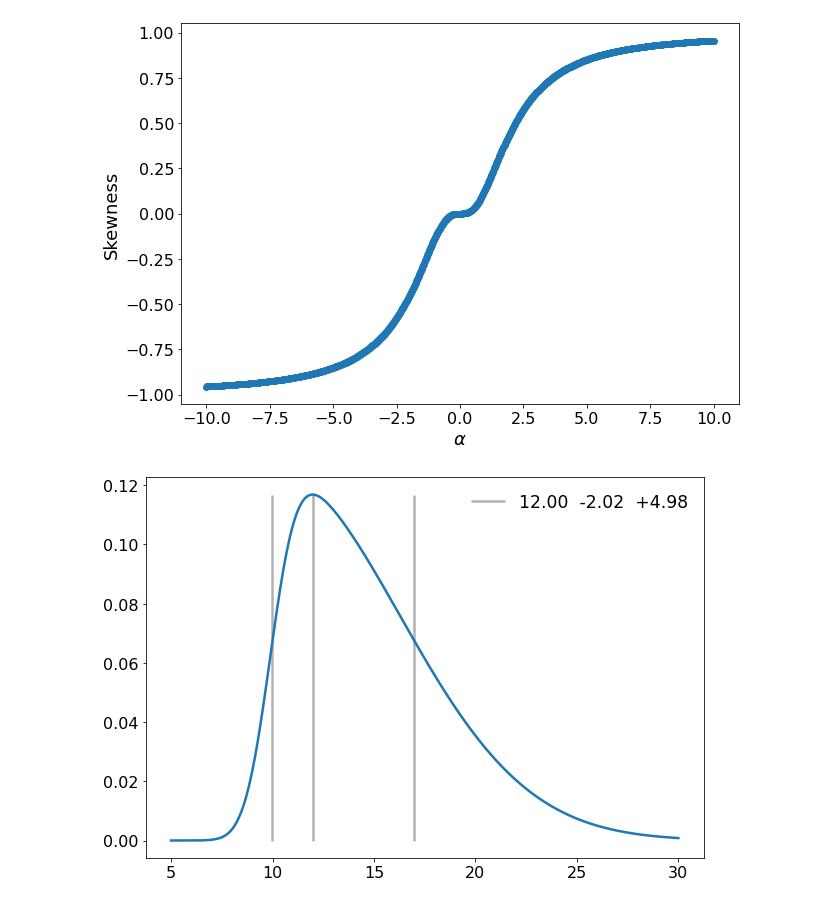
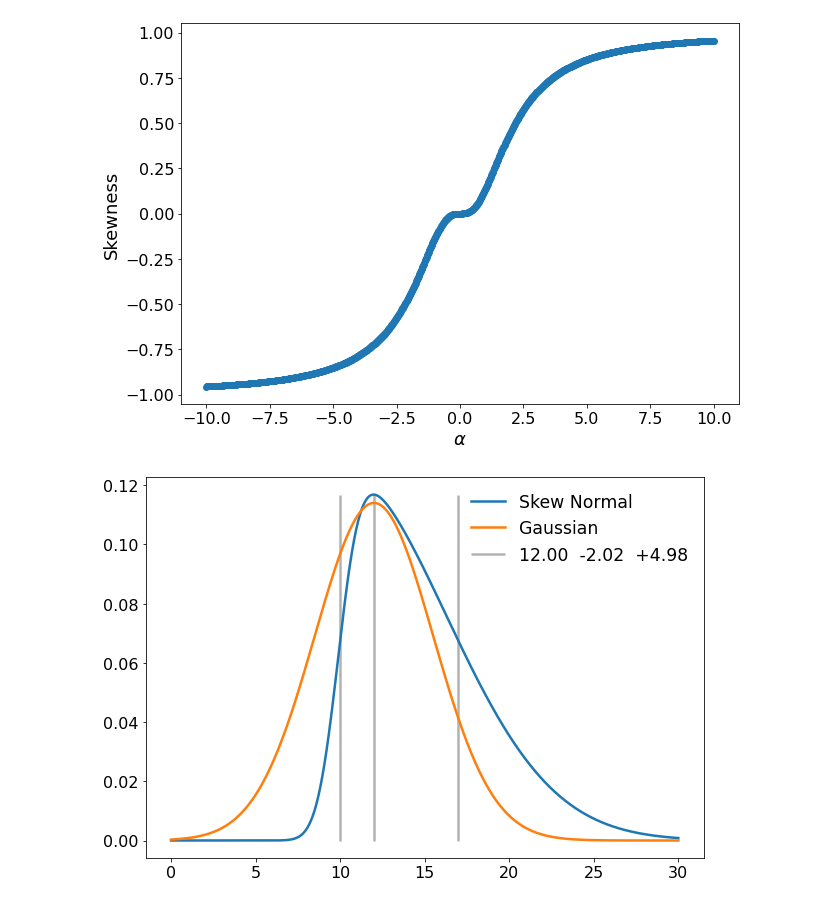
Before and after one commit to rmadar/asympdf, a Jupyter notebook: ToolTesting.ipynb, the cells around one changed output. Saved outputs shown, nothing was run; the diff lists cells and outputs as text; code cells hidden in the pictures.

```diff
--- a/ToolTesting.ipynb
+++ b/ToolTesting.ipynb
@@ -74,21 +74,26 @@ plt.ylabel('Skewness');
 [figure]
 # %%
 def plotSN(loc, scale, alpha, xmin=-5, xmax=5):
+
+    # Comparing with a symetric gaussian
+    def gaussian(x, mu, sig):
+        return 1./(np.sqrt(2.*np.pi)*sig)*np.exp(-np.power((x - mu)/sig, 2.)/2)
 
     # PDF
     sn = apdf.ndimSkewNormal(loc=loc, scale=scale, alpha=alpha)
 
     # Error parameters
     c, n, p = sn.measAsymError()
 
     x = np.linspace(xmin, xmax, 1000)
-    plt.plot(x, sn.pdf(x))
+    plt.plot(x, sn.pdf(x), label='Skew Normal')
+    plt.plot(x, gaussian(x, c, (n+p)/2), label='Gaussian')
     plt.vlines(x=[c-n, c, c+p], ymin=[0]*3, ymax=[np.max(sn.pdf(x))]*3,
                label='{:.2f}  -{:.2f}  +{:.2f}'.format(c, n, p), alpha=0.3
               )
     plt.legend()
 
 loc, scale, alpha = apdf.paramFromMeas(12, 2, 5)
-plotSN(loc, scale, alpha, xmin=5, xmax=30)
+plotSN(loc, scale, alpha, xmin=0, xmax=30)
 # %% [output]
-[figure, old version]
+[figure, new version]
```
Also changed, not shown: parts of 11 cells of this notebook, 5 other files.
